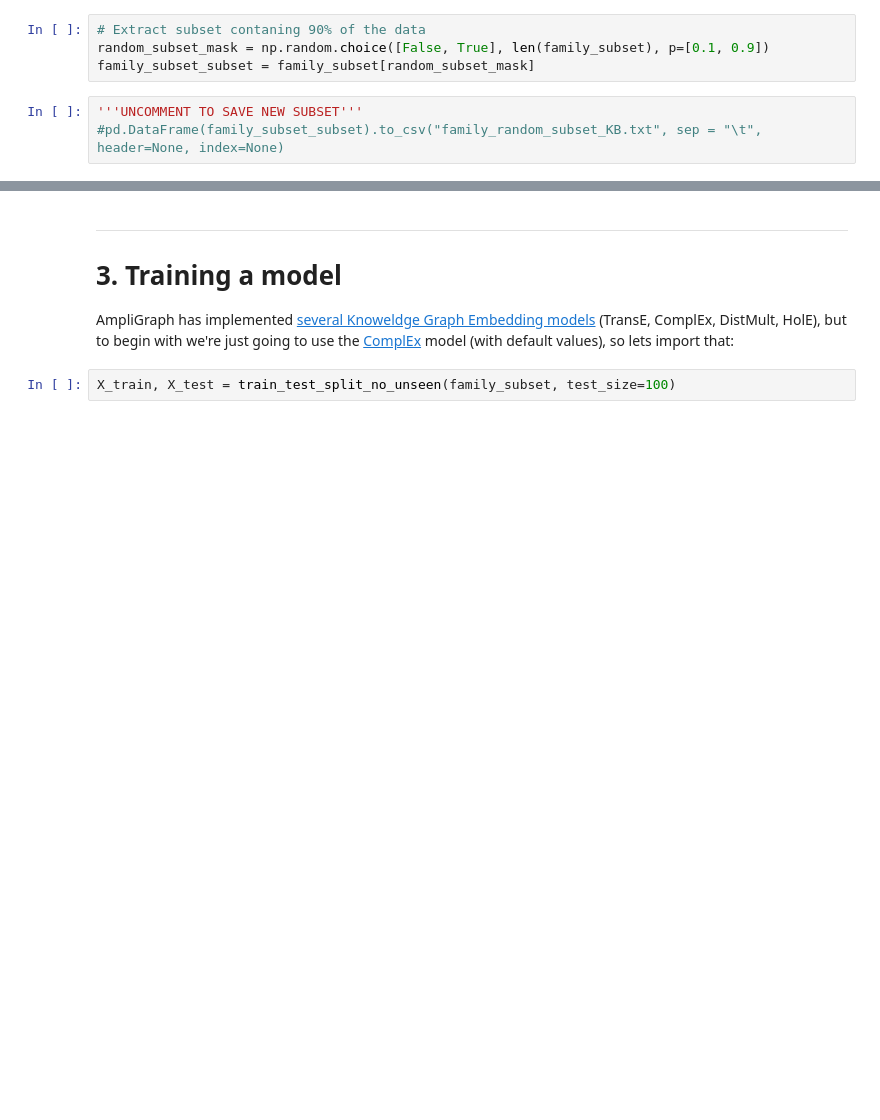
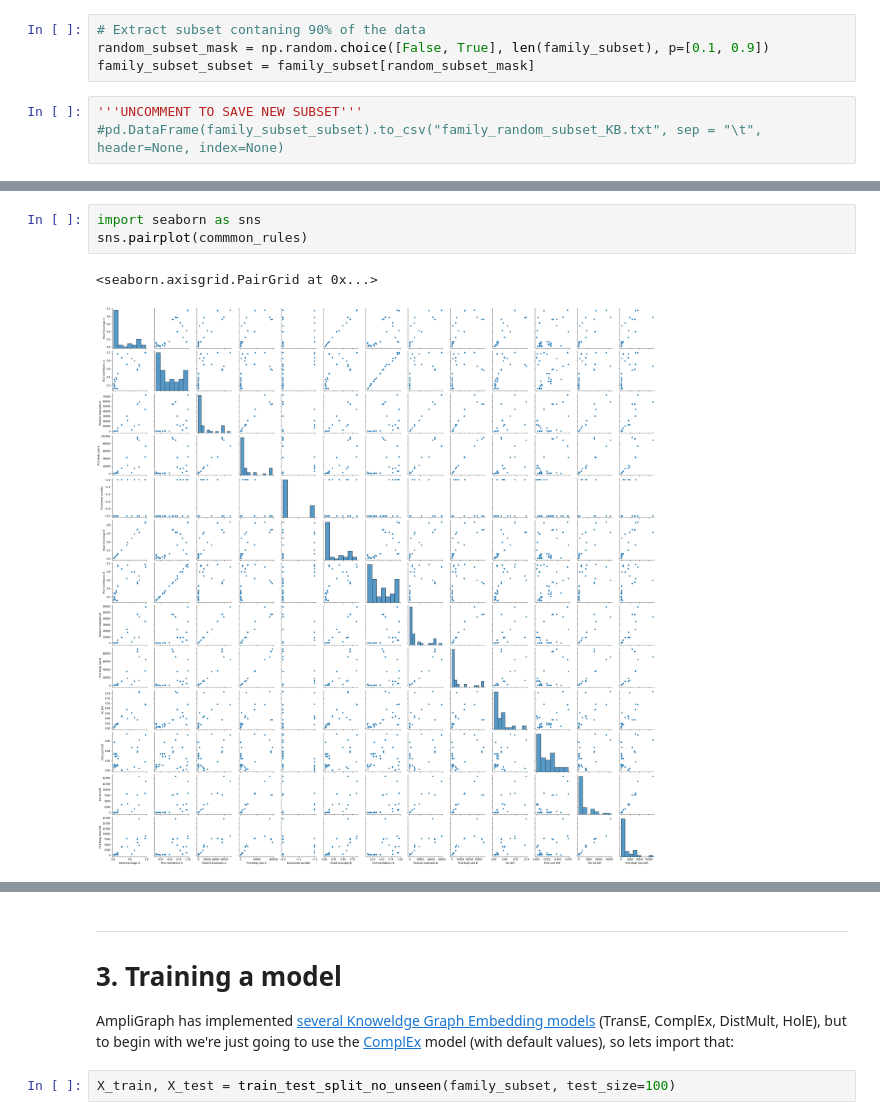
Before and after one commit to JohannaJo/master-latex-template, a Jupyter notebook: code/pykeen_wikidata.ipynb, the cells around one changed output, grey strips where cells are left out. Cells and saved outputs as stored; diff of their text form; blank space fills up the shorter version.

```diff
--- a/code/pykeen_wikidata.ipynb
+++ b/code/pykeen_wikidata.ipynb
@@ -179,0 +295,6 @@ family_random_subset_mining_results = pd.read_csv("family_random_subset_mined_ru
+# %%
+import seaborn as sns
+sns.pairplot(commmon_rules)
+# %% [output]
+<seaborn.axisgrid.PairGrid at 0x...>
+[figure, added]
```
Also changed, not shown: parts of 38 cells of this notebook.
